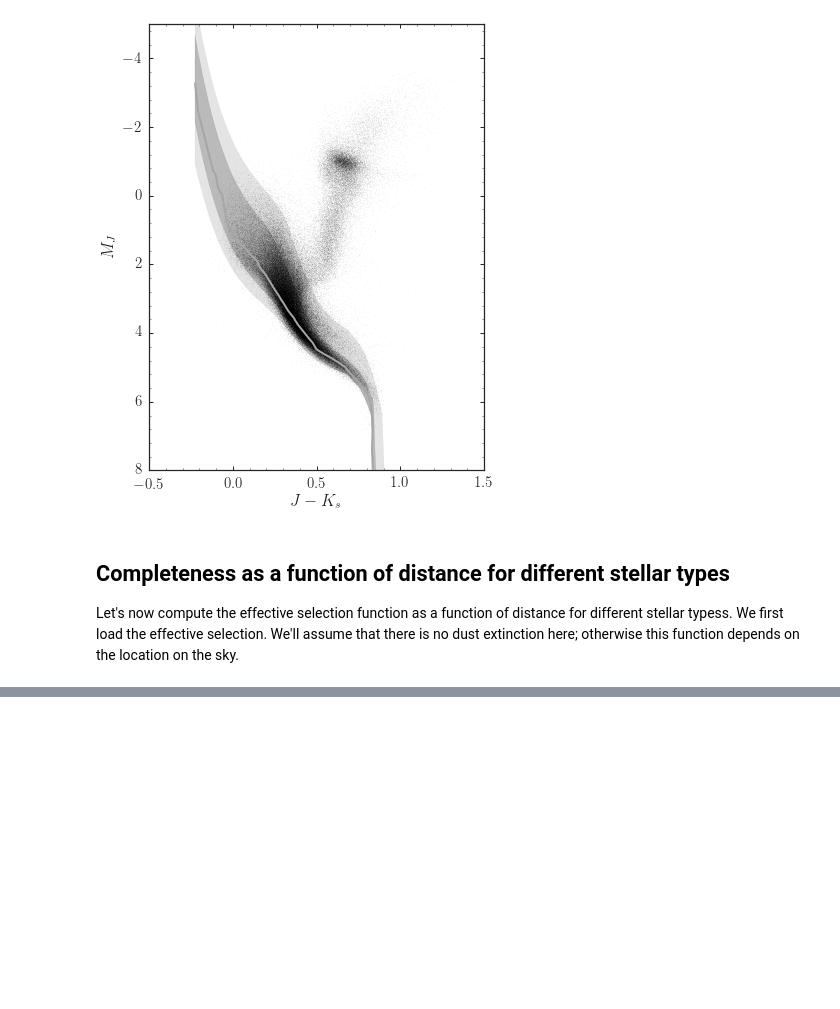
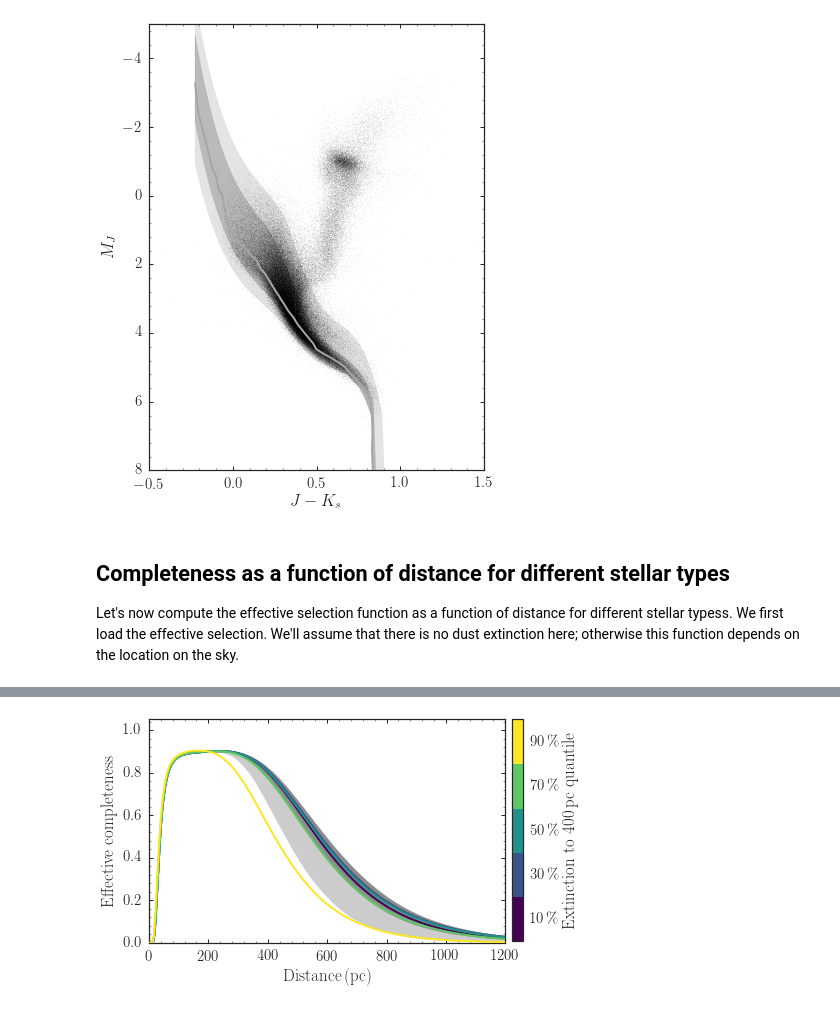
Before and after one commit to jobovy/tgas-completeness, a Jupyter notebook: py/TGAS-effective-completeness.ipynb, the cells around one changed output, grey strips where cells are left out. Drawn from its saved outputs; the diff is of its cells as text; code cells hidden in the pictures; blank space fills up the shorter version.

```diff
--- a/py/TGAS-effective-completeness.ipynb
+++ b/py/TGAS-effective-completeness.ipynb
@@ -213,4 +224,5 @@ Let's now compute the effective selection function as a function of distance for
 # %%
 tsf= gaia_tools.select.tgasSelect()
 tesf= gaia_tools.select.tgasEffectiveSelect(tsf,dmap3d=mwdust.Zero())
+tesf_ext= gaia_tools.select.tgasEffectiveSelect(tsf,dmap3d=mwdust.Combined15(filter='2MASS J'))
 # %%
@@ -275,0 +289,19 @@ if save_figures:
+# %%
+# Determine the mean extinction to ~400 pc in the extinction map at the nside level
+nside= 2**5
+nside_max = numpy.amax(tesf_ext._dmap3d._nsides)
+medext_hires= numpy.empty(healpy.nside2npix(nside_max),dtype='f8')
+dm_indx= 8 # ~400 pc
+for tnside in tesf_ext._dmap3d._nsides:
+    # Get indices of all pixels at current nside level
+    idx = tesf_ext._dmap3d._pix_info['nside'] == tnside
+    # Extract extinction of each selected pixel
+    pix_val_n = tesf_ext._dmap3d._best_fit[idx,dm_indx]
+    # Determine nested index of each selected pixel in upsampled map
+    mult_factor = (nside_max/tnside)**2
+    pix_idx_n = tesf_ext._dmap3d._pix_info['healpix_index'][idx] * mult_factor
+    # Write the selected pixels into the upsampled map
+    for offset in range(mult_factor):
+        medext_hires[pix_idx_n+offset] = pix_val_n[:]
+# Degrade
+med_ext= healpy.ud_grade(medext_hires,nside,order_in='NESTED',order_out='NESTED')
@@ -275,0 +345,39 @@ if save_figures:
+# %%
+add_range= True
+figsize(6,4)
+cmap= cm.viridis
+for ii,sptype in enumerate(plot_quants):
+    bovy_plot.bovy_plot(10.**(0.2*dms+1.),esfs[ii],'-',
+                        color=cmap(float(ii)/(len(plot_quants)-1)),
+                        lw=2.,overplot=ii>0,zorder=3,
+                        xlabel=r'$\mathrm{Distance}\,(\mathrm{pc})$',
+                        ylabel=r'$\mathrm{Effective\ completeness}$',
+                        xrange=[0.,1200.],
+                        yrange=[0.,1.05])
+if add_range:
+    s_effsel= numpy.sort(tesf_ext._effsel_4vol,axis=0)
+    pyplot.fill_between(tesf_ext._dists_4vol*1000.,
+                        s_effsel[int(numpy.floor(0.05*tesf_ext._effsel_4vol.shape[0]))],s_effsel[-1],
+                        color='0.8',zorder=1)
+    pyplot.fill_between(tesf_ext._dists_4vol*1000.,
+                        s_effsel[int(numpy.floor(0.32*tesf_ext._effsel_4vol.shape[0]))],s_effsel[-1],
+                        color='0.55',zorder=2)
+# Add colorbar
+ticknames= [r'$%.0f\,\%%$' % (100.*quant) for quant in plot_quants]
+ticks= numpy.arange(len(plot_quants))
+fig= pyplot.gcf()
+fig.subplots_adjust(right=0.95)
+cbar_ax = fig.add_axes([0.965, 0.13, 0.025, 0.77])
+tcmap = matplotlib.colors.ListedColormap([cmap(f) for f in numpy.linspace(0.,1.,len(ticks))])
+sm = pyplot.cm.ScalarMappable(cmap=tcmap,
+                              norm=pyplot.Normalize(vmin=-0.5,vmax=len(plot_quants)-0.5))
+sm._A = []
+cbar= fig.colorbar(sm,cax=cbar_ax,use_gridspec=True,
+                   ticks=ticks)
+cbar.set_ticklabels(ticknames)
+cbar.set_label(r'$\mathrm{Extinction\ to\ 400\,pc\ quantile}$')
+if save_figures:
+    plt.savefig(os.path.join(os.getenv('PAPERSDIR'),'2017-tgas-completeness','effsel_f_distance_extinction.pdf'),
+                bbox_inches='tight')
+# %% [output]
+[figure, added]
```
Also changed, not shown: parts of 20 cells of this notebook.
